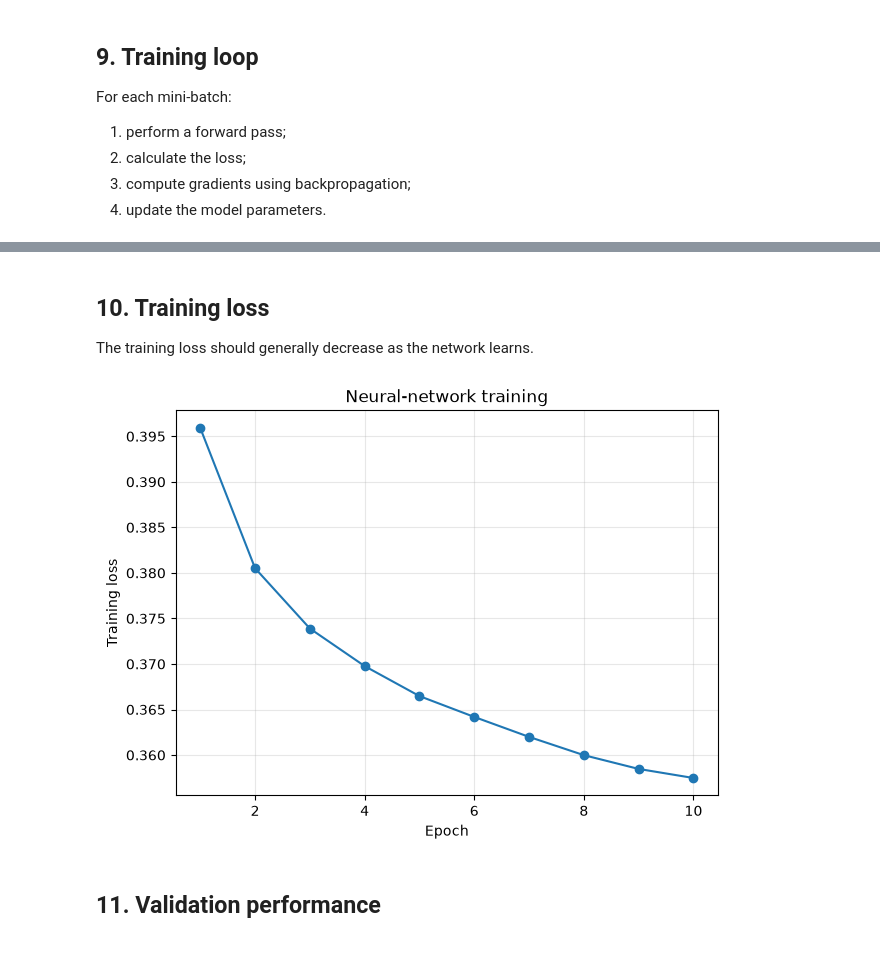
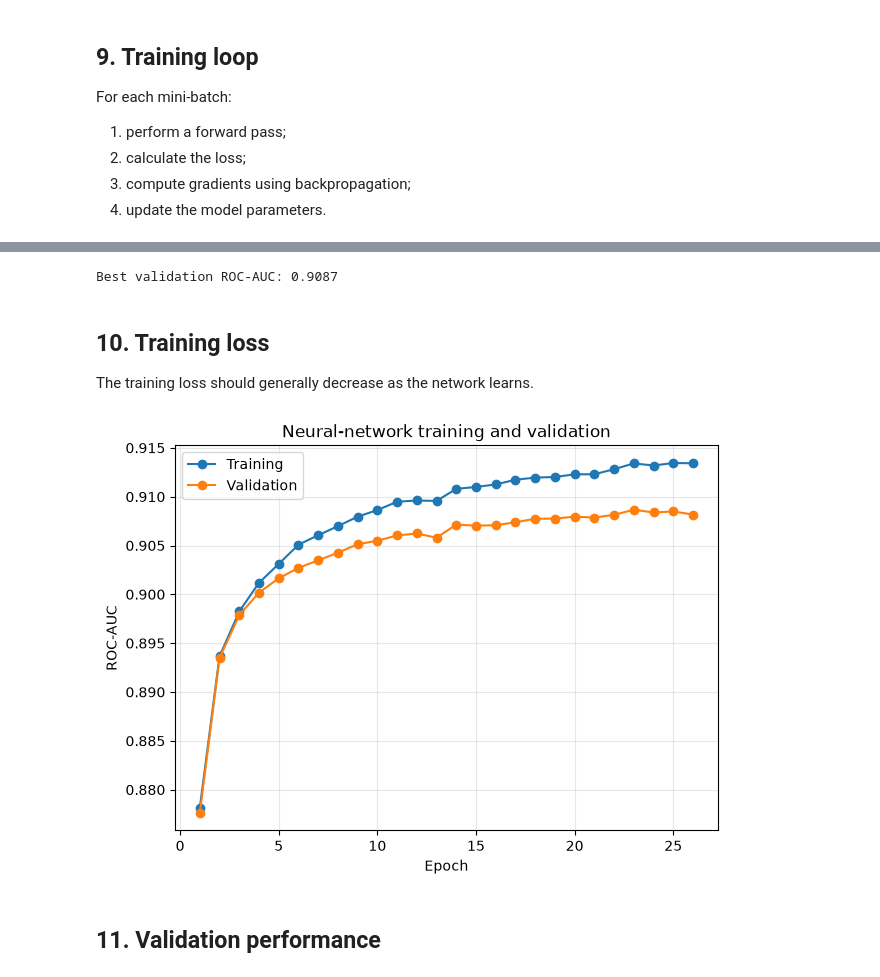
Before and after one commit to nicobenincasa/higgs_ml, a Jupyter notebook: notebooks/02_neural_network.ipynb, the cells around one changed output, grey strips where cells are left out. Saved outputs shown, nothing was run; the diff lists cells and outputs as text; code cells hidden in the pictures.

```diff
--- a/notebooks/02_neural_network.ipynb
+++ b/notebooks/02_neural_network.ipynb
@@ -67,7 +71,7 @@ The final test sample is kept separate from neural-network training.
 The development sample is further divided into training and validation
 samples for monitoring the model during training.
 # %%
-X_train, X_test, y_train, y_test = train_test_split(
+X_dev, X_test, y_dev, y_test = train_test_split(
     X,
     y,
     test_size=0.2,
@@ -75,12 +79,12 @@ X_train, X_test, y_train, y_test = train_test_split(
     stratify=y,
 )
 
-X_train_model, X_val, y_train_model, y_val = train_test_split(
-    X_train,
-    y_train,
+X_train, X_val, y_train, y_val = train_test_split(
+    X_dev,
+    y_dev,
     test_size=0.2,
     random_state=42,
-    stratify=y_train,
+    stratify=y_dev,
 )
 # %% [markdown]
 ## 4. Preprocessing
@@ -96,7 +100,7 @@ from the training data only.
 imputer = SimpleImputer(strategy="median")
 scaler = StandardScaler()
 # %%
-X_train_processed = imputer.fit_transform(X_train_model)
+X_train_processed = imputer.fit_transform(X_train)
 X_val_processed = imputer.transform(X_val)
 X_test_processed = imputer.transform(X_test)
 # %%
@@ -114,7 +118,7 @@ X_train_tensor = torch.tensor(
 )
 
 y_train_tensor = torch.tensor(
-    y_train_model.to_numpy(),
+    y_train.to_numpy(),
     dtype=torch.float32,
 ).reshape(-1, 1)
 
@@ -285,3 +354,11 @@ Epoch 10 | Loss = 0.3575
+# %%
+model.load_state_dict(best_state)
+
+print(
+    f"Best validation ROC-AUC: {best_val_auc:.4f}"
+)
+# %% [output]
+Best validation ROC-AUC: 0.9087
 # %% [markdown]
 ## 10. Training loss
 
@@ -289,20 +366,29 @@ The training loss should generally decrease as the network learns.
 # %%
 plt.figure(figsize=(7, 5))
 
 plt.plot(
-    range(1, len(loss_history) + 1),
-    loss_history,
+    range(1, len(train_auc_history) + 1),
+    train_auc_history,
     marker="o",
+    label="Training",
+)
+
+plt.plot(
+    range(1, len(val_auc_history) + 1),
+    val_auc_history,
+    marker="o",
+    label="Validation",
 )
 
 plt.xlabel("Epoch")
-plt.ylabel("Training loss")
-plt.title("Neural-network training")
+plt.ylabel("ROC-AUC")
+plt.title("Neural-network training and validation")
+plt.legend()
 plt.grid(alpha=0.3)
 
 plt.show()
 # %% [output]
-[figure, old version]
+[figure, new version]
 # %% [markdown]
 ## 11. Validation performance
 # %%
```
Also changed, not shown: parts of 7 cells of this notebook, 6 other files.
